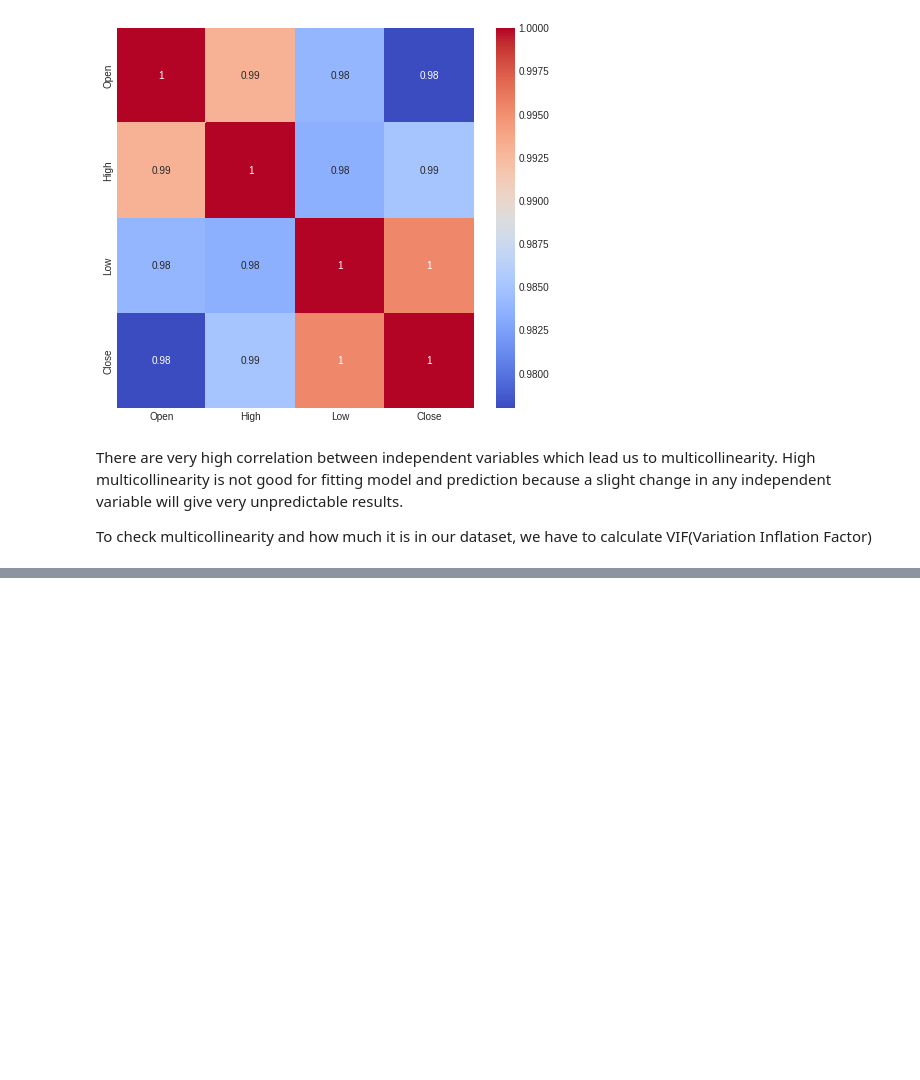
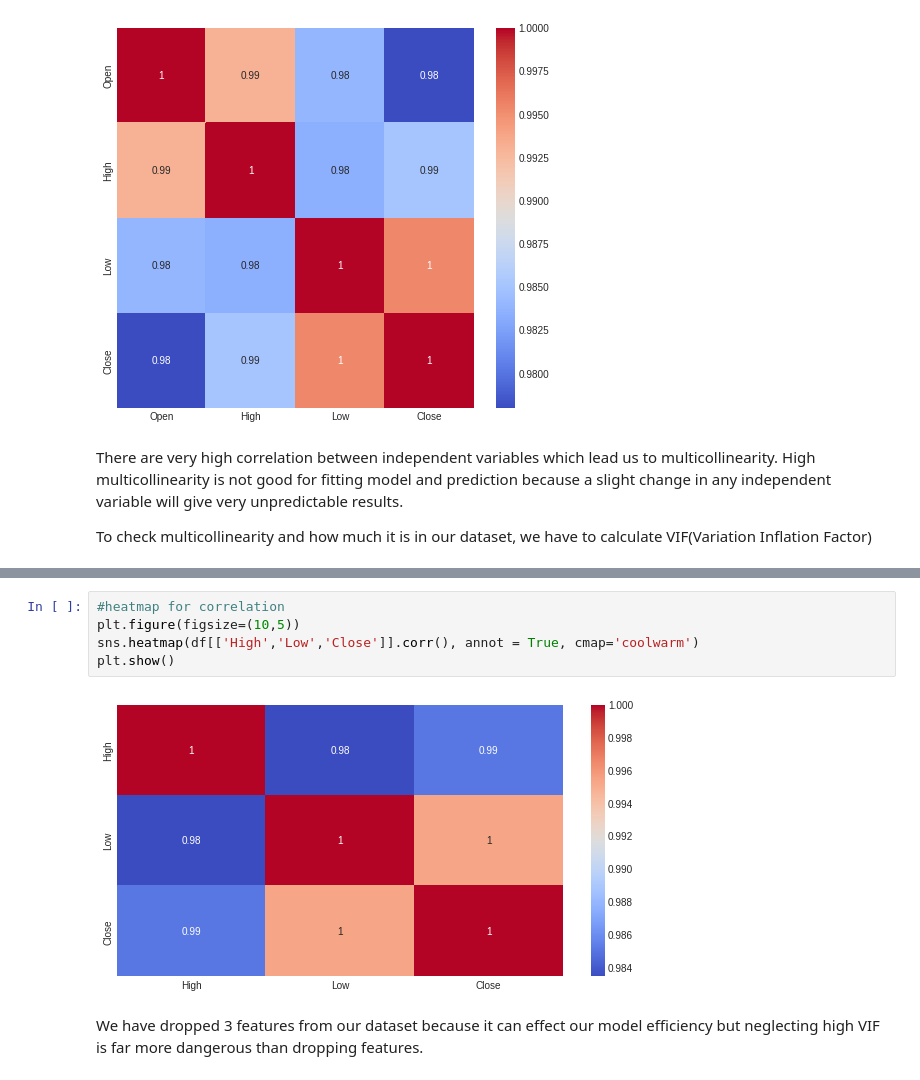
Before and after one commit to dongrepranali/Yes-Bank-Stock-Closing-Price-Prediction, a Jupyter notebook: Yes_Bank_Stock_Closing_Price_Prediction.ipynb, the cells around one changed output, grey strips where cells are left out. Cells and saved outputs as stored; diff of their text form; blank space fills up the shorter version.

```diff
--- a/Yes_Bank_Stock_Closing_Price_Prediction.ipynb
+++ b/Yes_Bank_Stock_Closing_Price_Prediction.ipynb
@@ -377,0 +415,9 @@ To check multicollinearity and how much it is in our dataset, we have to calcula
+# %%
+#heatmap for correlation
+plt.figure(figsize=(10,5))
+sns.heatmap(df[['High','Low','Close']].corr(), annot = True, cmap='coolwarm')
+plt.show()
+# %% [output]
+[figure, added]
+# %% [markdown]
+We have dropped 3 features from our dataset because it can effect our model efficiency but neglecting high VIF is far more dangerous than dropping features.
```
Also changed, not shown: parts of 6 cells of this notebook.
